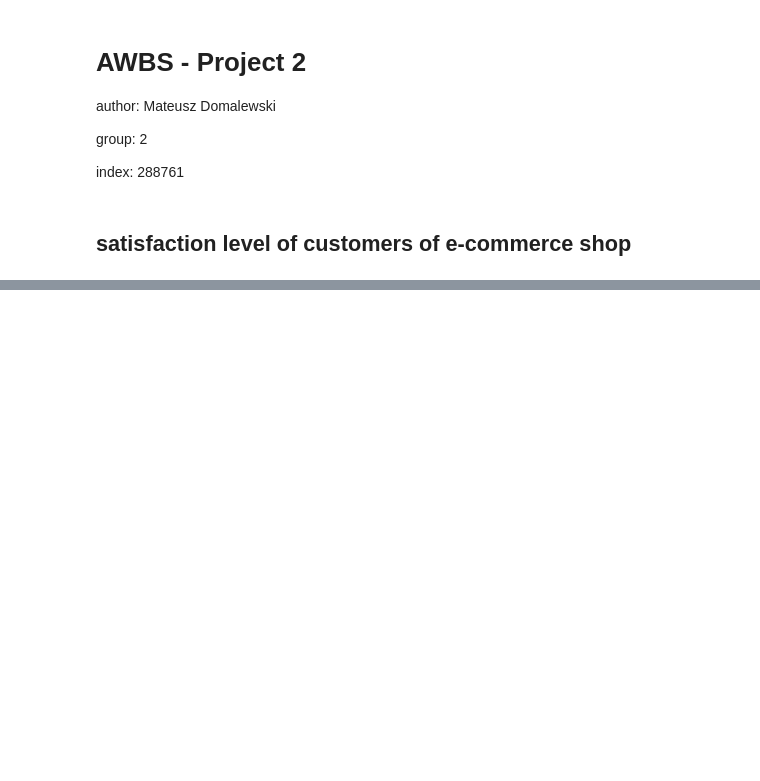
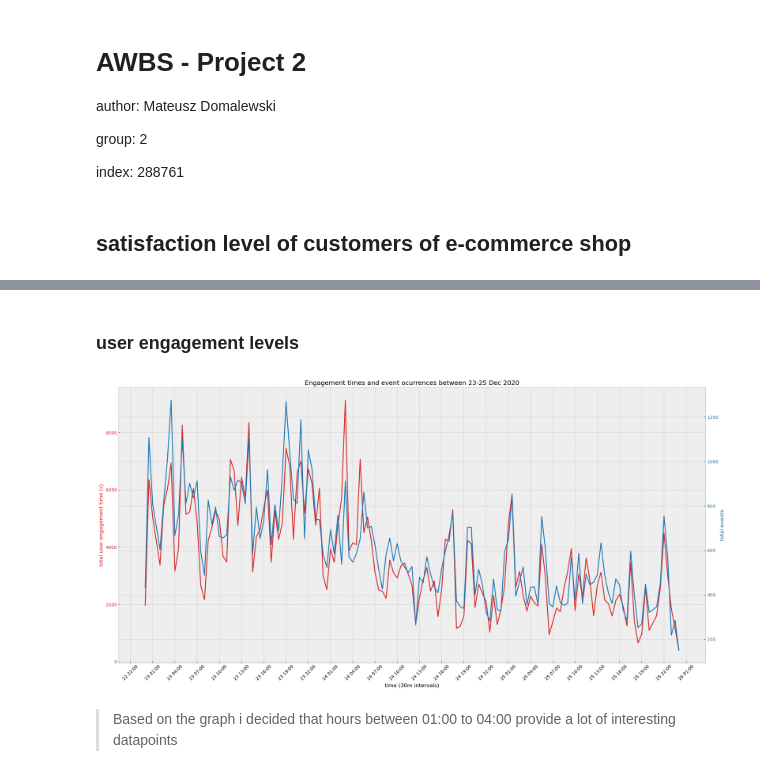
Before and after one commit to TypicalUsername-ai/customer-behavior, a Jupyter notebook: customer_behavior.ipynb, the cells around one changed output, grey strips where cells are left out. Drawn from its saved outputs; the diff is of its cells as text; code cells hidden in the pictures; blank space fills up the shorter version.

```diff
--- a/customer_behavior.ipynb
+++ b/customer_behavior.ipynb
@@ -41,0 +133,5 @@ ecomm = ecomm.drop_nulls()
+# %%
+DATASET = './data/bq-results-20250515-133239-1747315972611.csv'
+# %%
+raw_df = pl.read_csv(DATASET)
+raw_df.describe()
@@ -41,0 +201,42 @@ ecomm = ecomm.drop_nulls()
+# %% [markdown]
+### user engagement levels
+# %%
+### plot by half hour
+engagement = data.group_by(pl.col("event_timestamp").dt.round("30m")).agg(
+    #pl.col("event_timestamp").dt.round("30m").alias("time"),
+    pl.col("engagement_time_msec").sum() / 1_000,
+    pl.col("event_name").count().alias("events"),
+    pl.col("revenue").sum().alias("total_revenue"),
+).sort("event_timestamp")
+time, eng, events, revenue = engagement.cast({"event_timestamp" : pl.String}).to_numpy().transpose()
+
+time = time.astype(np.datetime64)
+# %%
+fig, ax1 = plt.subplots(figsize=[20,10])
+
+plt.title("Engagement times and event ocurrences between 23-25 Dec 2020")
+
+color = 'tab:red'
+ax1.set_xlabel('time (30m intervals)')
+
+ax1.xaxis.set_major_locator(mdates.HourLocator(interval=3))
+ax1.xaxis.set_major_formatter(mdates.DateFormatter('%d %H:%M'))
+plt.xticks(rotation=45)
+
+ax1.set_ylabel('total user engagement time (s)', color=color)
+ax1.plot(time, eng, color=color)
+ax1.tick_params(axis='y', labelcolor=color)
+
+ax2 = ax1.twinx()  # instantiate a second Axes that shares the same x-axis
+
+color = 'tab:blue'
+ax2.set_ylabel('total events', color=color)  # we already handled the x-label with ax1
+ax2.plot(time, events, color=color)
+ax2.tick_params(axis='y', labelcolor=color)
+
+fig.tight_layout()  # otherwise the right y-label is slightly clipped
+plt.show()
+# %% [output]
+[figure, added]
+# %% [markdown]
+> Based on the graph i decided that hours between 01:00 to 04:00 provide a lot of interesting datapoints
```
Also changed, not shown: parts of 21 cells of this notebook.
